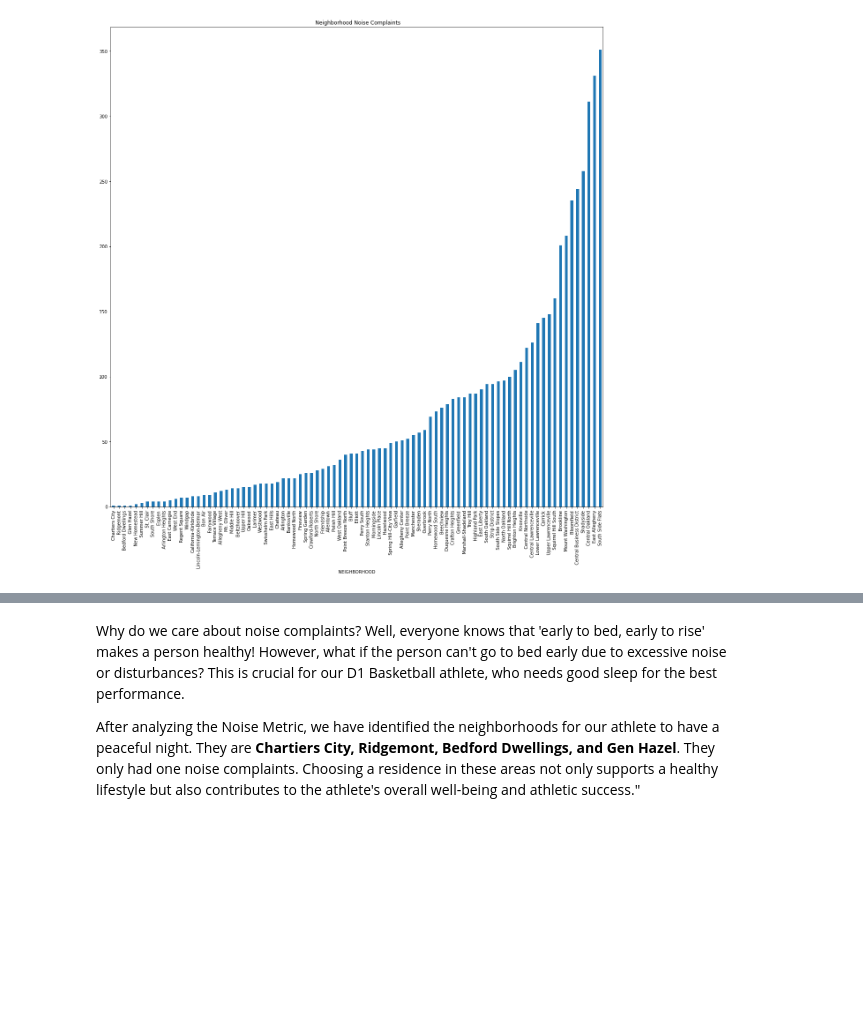
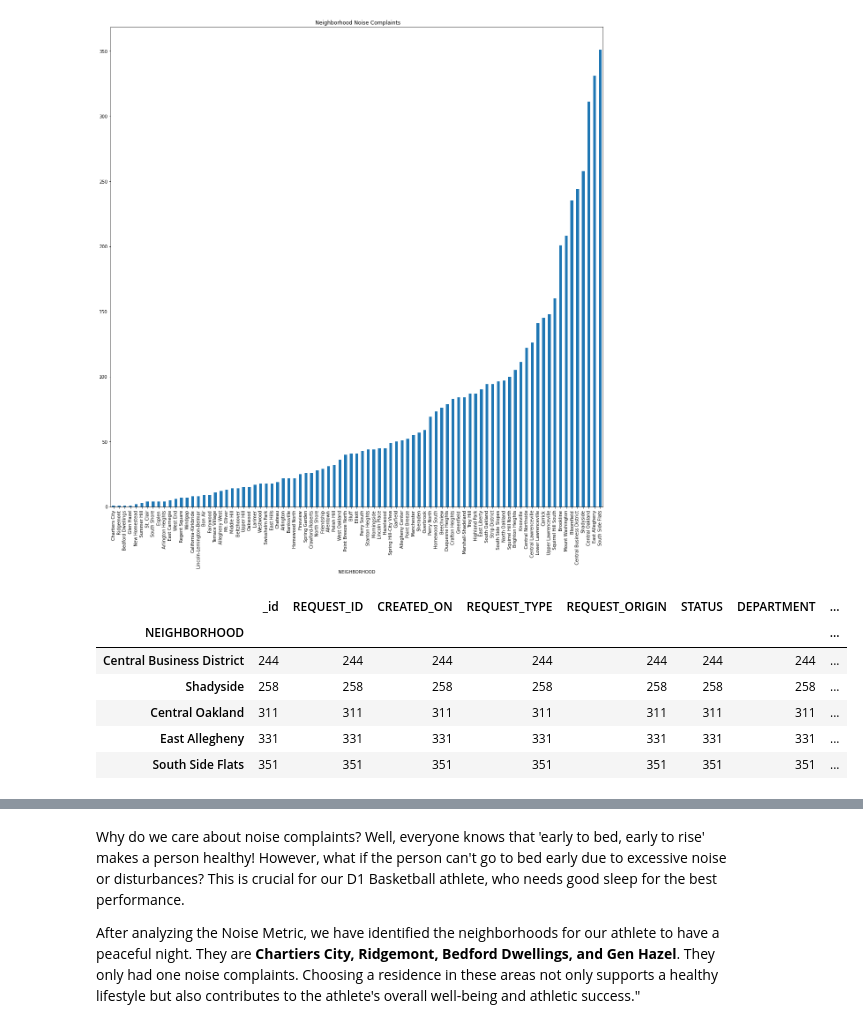
Before and after one commit to Margaret-O/Tres-Amigas-Final-Project, a Jupyter notebook: Final-Project-Noise/Final Project.ipynb, the cells around one changed output, grey strips where cells are left out. Saved outputs shown, nothing was run; the diff lists cells and outputs as text; code cells hidden in the pictures; blank space fills up the shorter version.

```diff
--- a/Final-Project-Noise/Final Project.ipynb
+++ b/Final-Project-Noise/Final Project.ipynb
@@ -59,15 +57 @@ The code below takes the columns 'X' and 'Y'( latitude and longitude) and matche
-# %%
-for index, row in data.iterrows():
-    latitude_str = str(row['X'])
-    longitude_str = str(row['Y'])
-    latitude = float(latitude_str)
-    longitude = float(longitude_str)
-
-    #print(f"Latitude: {latitude_str}, Longitutde: {longitude_str}")
-   # print(f"Number of rows: {len(data)}")
-
-    neighborhood_name = geo_to_neighborhood(latitude, longitude)
-
-   # print (f"Neighborhood: {neighborhood_name}\n")
-    data.loc[index, "neighborhood"]=neighborhood_name
 # %% [raw]
@@ -168,3 +158,13 @@ sortedneighborhood["REQUEST_ID"].plot.bar(figsize=(20,20), title=" Neighborhood
 # %% [output]
 <matplotlib.axes._subplots.AxesSubplot at 0x...>
 [figure]
+# %%
+sortedneighborhood.tail(5)
+# %% [output]
+|  | _id | REQUEST_ID | CREATED_ON | REQUEST_TYPE | REQUEST_ORIGIN | STATUS | DEPARTMENT | ... |
+| NEIGHBORHOOD |  |  |  |  |  |  |  | ... |
+| Central Business District | 244 | 244 | 244 | 244 | 244 | 244 | 244 | ... |
+| Shadyside | 258 | 258 | 258 | 258 | 258 | 258 | 258 | ... |
+| Central Oakland | 311 | 311 | 311 | 311 | 311 | 311 | 311 | ... |
+| East Allegheny | 331 | 331 | 331 | 331 | 331 | 331 | 331 | ... |
+| South Side Flats | 351 | 351 | 351 | 351 | 351 | 351 | 351 | ... |
```
Also changed, not shown: parts of 14 cells of this notebook.
